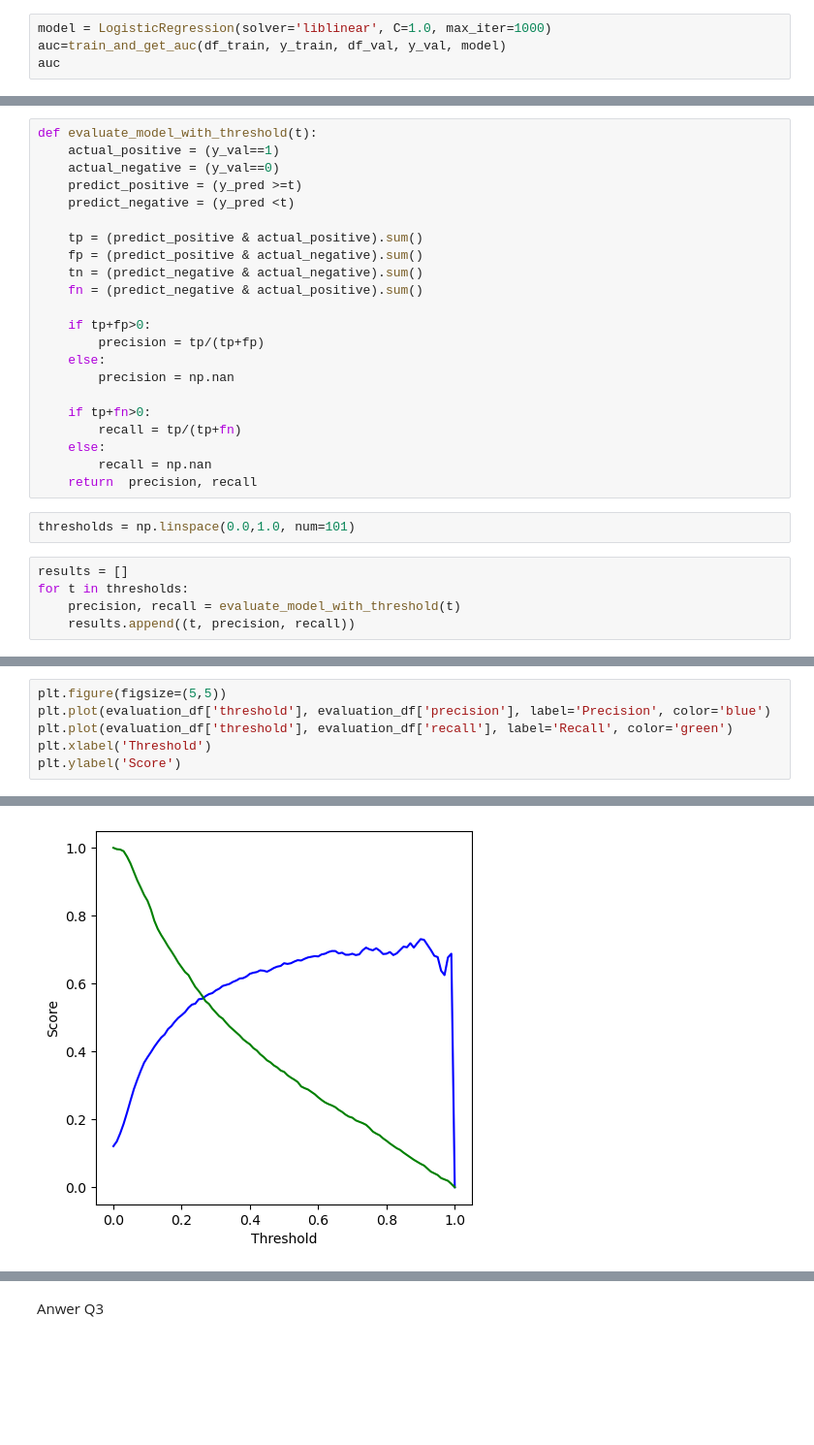
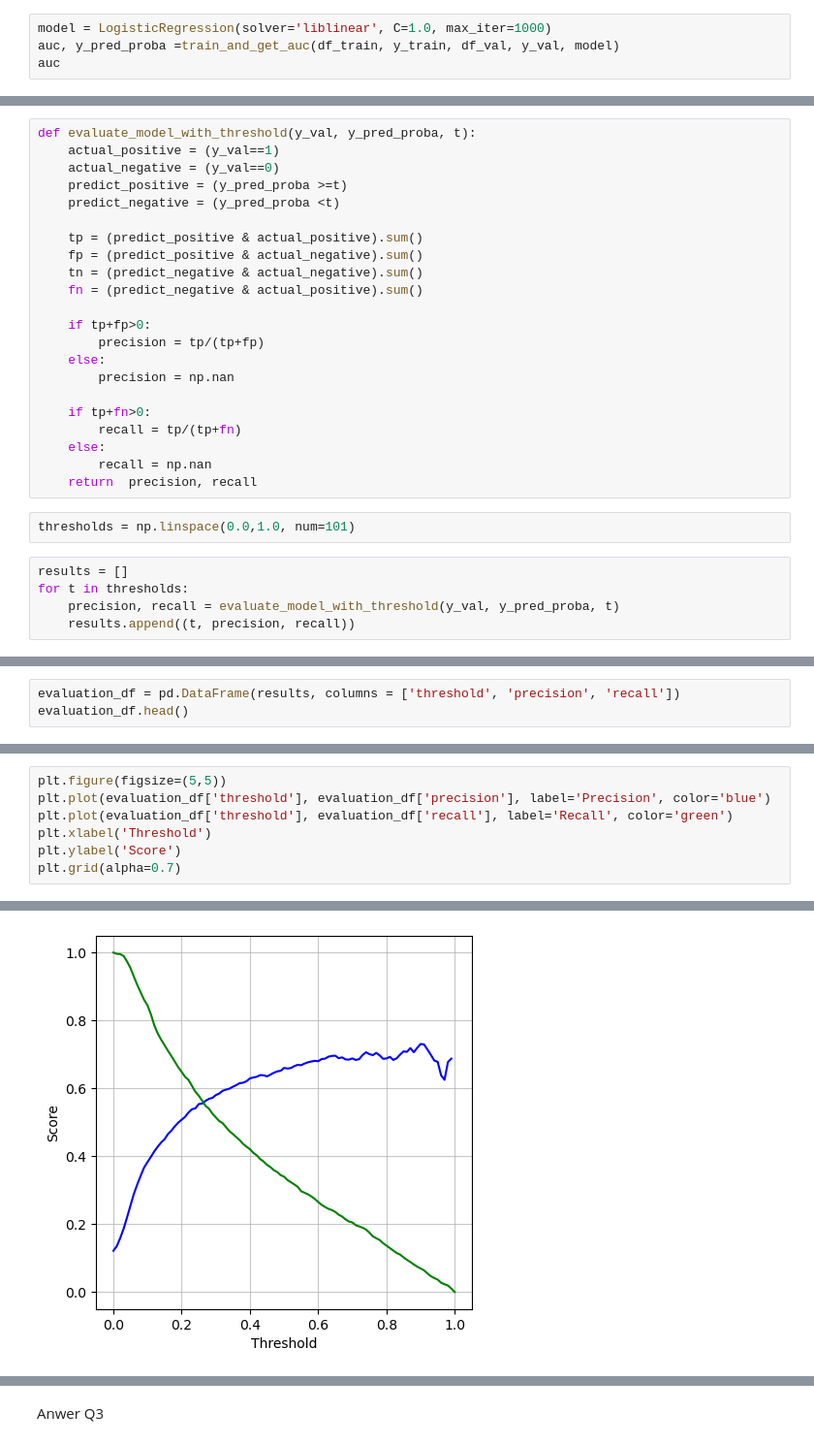
Before and after one commit to karinait/ml-zoomcamp, a Jupyter notebook: module 4/homework/notebook/homework4.ipynb, the cells around one changed output, grey strips where cells are left out. Shown at 97% size. Cells and saved outputs as stored; diff of their text form; blank space fills up the shorter version.

```diff
--- a/module 4/homework/notebook/homework4.ipynb
+++ b/module 4/homework/notebook/homework4.ipynb
@@ -160,6 +171,6 @@ def train_and_get_auc(df_train, y_train, df_val, y_val, model):
 # %%
 model = LogisticRegression(solver='liblinear', C=1.0, max_iter=1000)
-auc=train_and_get_auc(df_train, y_train, df_val, y_val, model)
+auc, y_pred_proba =train_and_get_auc(df_train, y_train, df_val, y_val, model)
 auc
 # %% [output]
 0.9
@@ -172,11 +183,11 @@ The AUC of the model in the validation dataset is 0.9
 # %% [markdown]
 # Question 3: Precision and Recall
 # %%
-def evaluate_model_with_threshold(t):
+def evaluate_model_with_threshold(y_val, y_pred_proba, t):
     actual_positive = (y_val==1)
     actual_negative = (y_val==0)
-    predict_positive = (y_pred >=t)
-    predict_negative = (y_pred <t)
+    predict_positive = (y_pred_proba >=t)
+    predict_negative = (y_pred_proba <t)
 
     tp = (predict_positive & actual_positive).sum()
     fp = (predict_positive & actual_negative).sum()
@@ -198,5 +209,5 @@ thresholds = np.linspace(0.0,1.0, num=101)
 # %%
 results = []
 for t in thresholds:
-    precision, recall = evaluate_model_with_threshold(t)
+    precision, recall = evaluate_model_with_threshold(y_val, y_pred_proba, t)
     results.append((t, precision, recall))
@@ -211,0 +214,3 @@ evaluation_df.head()
+# %%
+evaluation_df = pd.DataFrame(results, columns = ['threshold', 'precision', 'recall'])
+evaluation_df.head()
@@ -222,4 +234,5 @@ plt.plot(evaluation_df['threshold'], evaluation_df['precision'], label='Precisio
 plt.plot(evaluation_df['threshold'], evaluation_df['recall'], label='Recall', color='green')
 plt.xlabel('Threshold')
 plt.ylabel('Score')
+plt.grid(alpha=0.7)
 # %% [output]
@@ -227,3 +239,3 @@ Text(0, 0.5, 'Score')
-[figure, old version]
+[figure, new version]
 # %%
 evaluation_df['difference'] = abs(evaluation_df['precision'] - evaluation_df['recall'])
```
Also changed, not shown: parts of 24 cells of this notebook.
